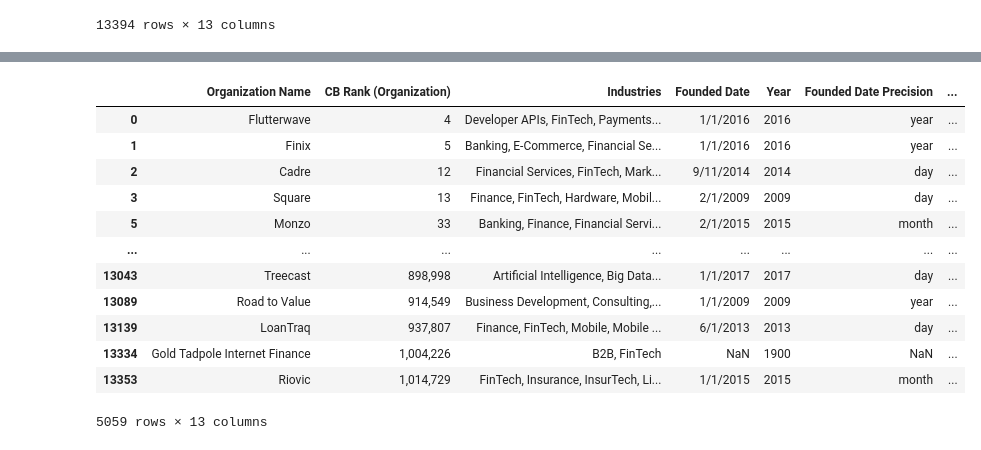
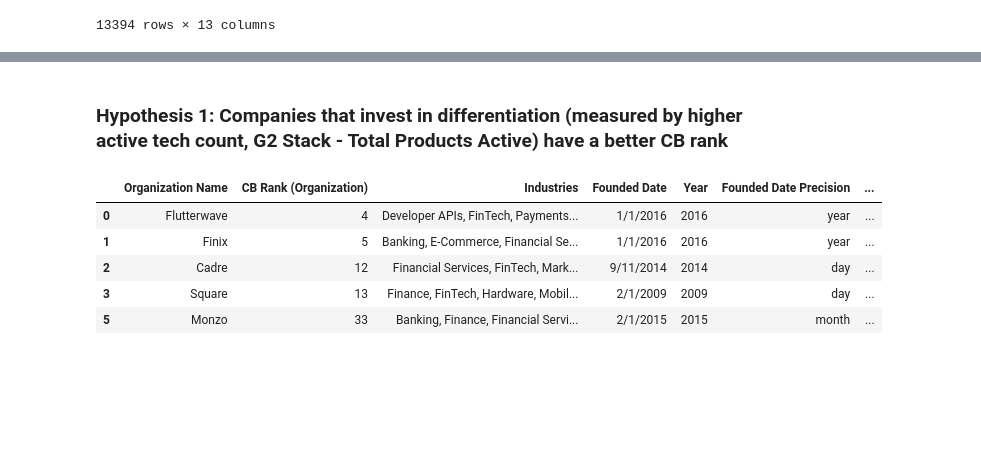
Before and after one commit to kimvkemenade/SBM_team16, a Jupyter notebook: EDA.ipynb, the cells around one changed output, grey strips where cells are left out. Saved outputs shown, nothing was run; the diff lists cells and outputs as text; code cells hidden in the pictures; blank space fills up the shorter version.

```diff
--- a/EDA.ipynb
+++ b/EDA.ipynb
@@ -85,21 +86,16 @@ for column, count in sorted_nan_counts_nonzero.items():
 1271: Founded Date
 1271: Founded Date Precision
 1035: BuiltWith - Active Tech Count
+# %% [markdown]
+### Hypothesis 1: Companies that invest in differentiation (measured by higher active tech count, G2 Stack - Total Products Active) have a better CB rank
 # %%
 # Creating a dataframe specifically for H1 where these columns are not nan
 df_h1 = filtered_df.dropna(subset=["BuiltWith - Active Tech Count", "G2 Stack - Total Products Active"])
-df_h1
+df_h1.head()
 # %% [output]
 |  | Organization Name | CB Rank (Organization) | Industries | Founded Date | Year | Founded Date Precision | ... |
 | 0 | Flutterwave | 4 | Developer APIs, FinTech, Payments... | 1/1/2016 | 2016 | year | ... |
 | 1 | Finix | 5 | Banking, E-Commerce, Financial Se... | 1/1/2016 | 2016 | year | ... |
 | 2 | Cadre | 12 | Financial Services, FinTech, Mark... | 9/11/2014 | 2014 | day | ... |
 | 3 | Square | 13 | Finance, FinTech, Hardware, Mobil... | 2/1/2009 | 2009 | day | ... |
 | 5 | Monzo | 33 | Banking, Finance, Financial Servi... | 2/1/2015 | 2015 | month | ... |
-| ... | ... | ... | ... | ... | ... | ... | ... |
-| 13043 | Treecast | 898,998 | Artificial Intelligence, Big Data... | 1/1/2017 | 2017 | day | ... |
-| 13089 | Road to Value | 914,549 | Business Development, Consulting,... | 1/1/2009 | 2009 | year | ... |
-| 13139 | LoanTraq | 937,807 | Finance, FinTech, Mobile, Mobile ... | 6/1/2013 | 2013 | day | ... |
-| 13334 | Gold Tadpole Internet Finance | 1,004,226 | B2B, FinTech | NaN | 1900 | NaN | ... |
-| 13353 | Riovic | 1,014,729 | FinTech, Insurance, InsurTech, Li... | 1/1/2015 | 2015 | month | ... |
-5059 rows × 13 columns
```
Also changed, not shown: parts of 15 cells of this notebook.
